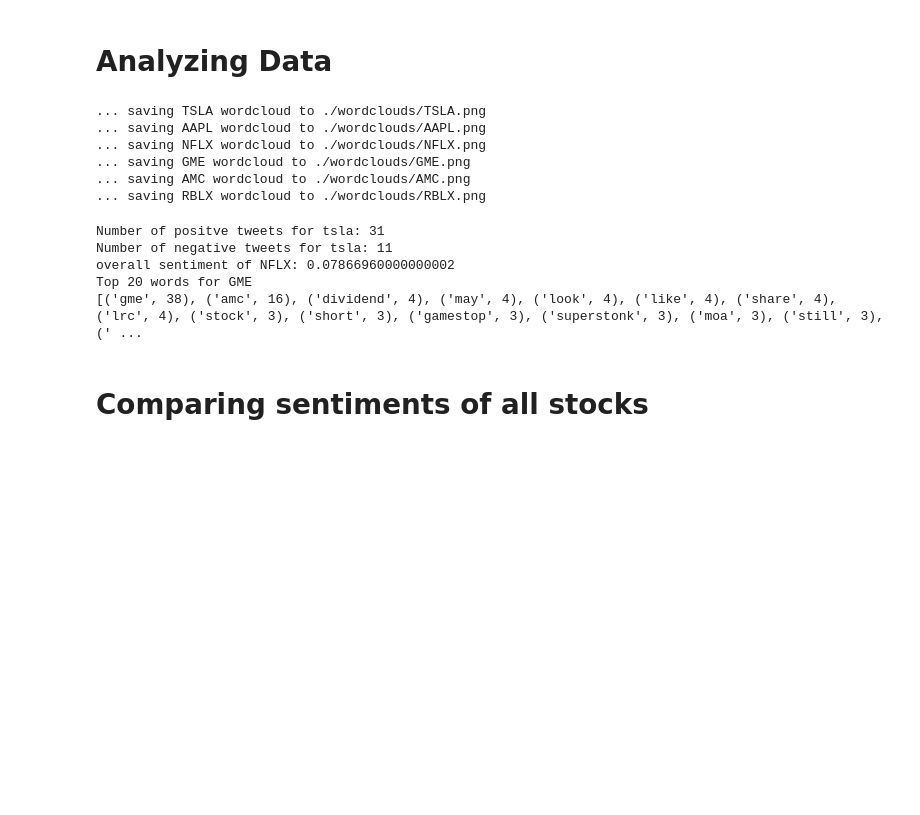
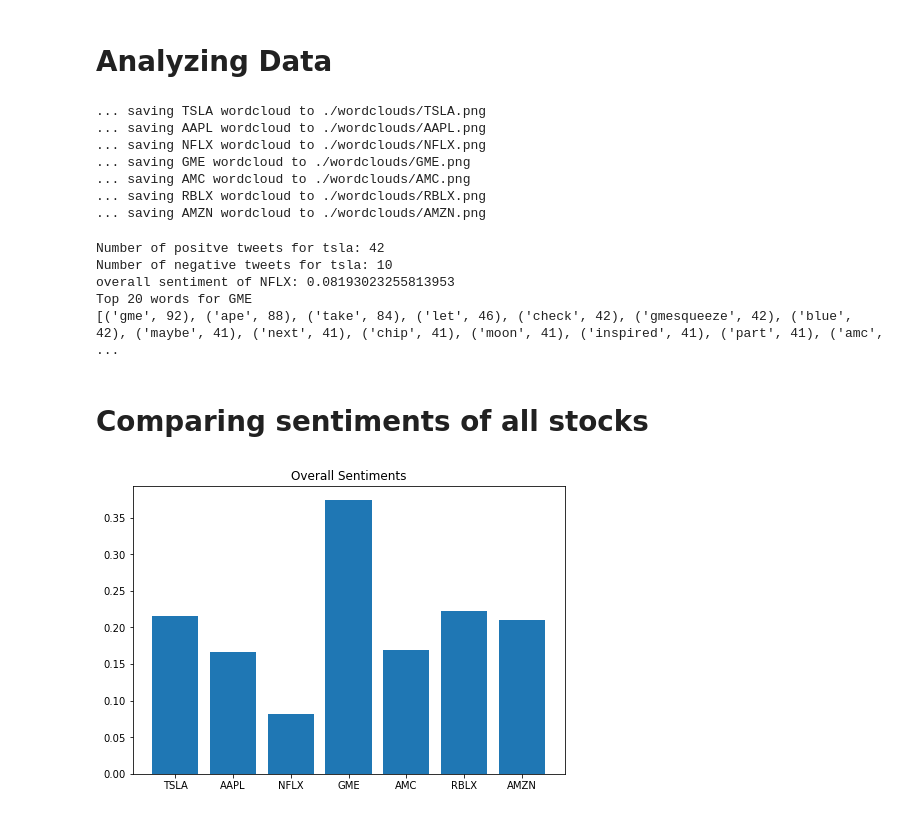
Before and after one commit to kevduong1/Stocks-Sentiment-Analysis, a Jupyter notebook: scripts/Analysis.ipynb, the cells around one changed output. Drawn from its saved outputs; the diff is of its cells as text; code cells hidden in the pictures; blank space fills up the shorter version.

Commit message:
Finished Bar Graph

```diff
--- a/scripts/Analysis.ipynb
+++ b/scripts/Analysis.ipynb
@@ -5,7 +5,7 @@ from AnalysisFunctions import *
 # %% [markdown]
 # collecting data
 # %%
-stocks_list = ["TSLA","AAPL","NFLX", "GME", "AMC", "RBLX"]
+stocks_list = ["TSLA","AAPL","NFLX", "GME", "AMC", "RBLX", "AMZN"]
 
 stock_dict = {}
 
@@ -35,9 +35,10 @@ for ticker in stocks_list:
 ... saving GME wordcloud to ./wordclouds/GME.png
 ... saving AMC wordcloud to ./wordclouds/AMC.png
 ... saving RBLX wordcloud to ./wordclouds/RBLX.png
+... saving AMZN wordcloud to ./wordclouds/AMZN.png
 # %%
 # use case example
-print(f"Number of positve tweets for tsla: {len(grouped_tweets['TSLA'][0])}")
+print(f"Number of positive tweets for tsla: {len(grouped_tweets['TSLA'][0])}")
 print(f"Number of negative tweets for tsla: {len(grouped_tweets['TSLA'][1])}")
 
 print(f"overall sentiment of NFLX: {overall_sentiments['NFLX']}")
@@ -45,10 +46,22 @@ print(f"overall sentiment of NFLX: {overall_sentiments['NFLX']}")
 print("Top 20 words for GME")
 print(freq_words["GME"].most_common(20))
 # %% [output]
-Number of positve tweets for tsla: 31
-Number of negative tweets for tsla: 11
-overall sentiment of NFLX: 0.07866960000000002
+Number of positve tweets for tsla: 42
+Number of negative tweets for tsla: 10
+overall sentiment of NFLX: 0.08193023255813953
 Top 20 words for GME
-[('gme', 38), ('amc', 16), ('dividend', 4), ('may', 4), ('look', 4), ('like', 4), ('share', 4), ('lrc', 4), ('stock', 3), ('short', 3), ('gamestop', 3), ('superstonk', 3), ('moa', 3), ('still', 3), (' ...
+[('gme', 92), ('ape', 88), ('take', 84), ('let', 46), ('check', 42), ('gmesqueeze', 42), ('blue', 42), ('maybe', 41), ('next', 41), ('chip', 41), ('moon', 41), ('inspired', 41), ('part', 41), ('amc',  ...
 # %% [markdown]
 # Comparing sentiments of all stocks
+# %%
+import matplotlib.pyplot as plt
+fig = plt.figure()
+ax = fig.add_axes([0,0,1,1])
+sents = []
+for i in stocks_list:
+    sents.append(overall_sentiments[i])
+ax.bar(stocks_list,sents)
+plt.title("Overall Sentiments")
+plt.show()
+# %% [output]
+[figure, added]
```
Also changed, not shown: parts of 1 cell of this notebook, 14 other files.
